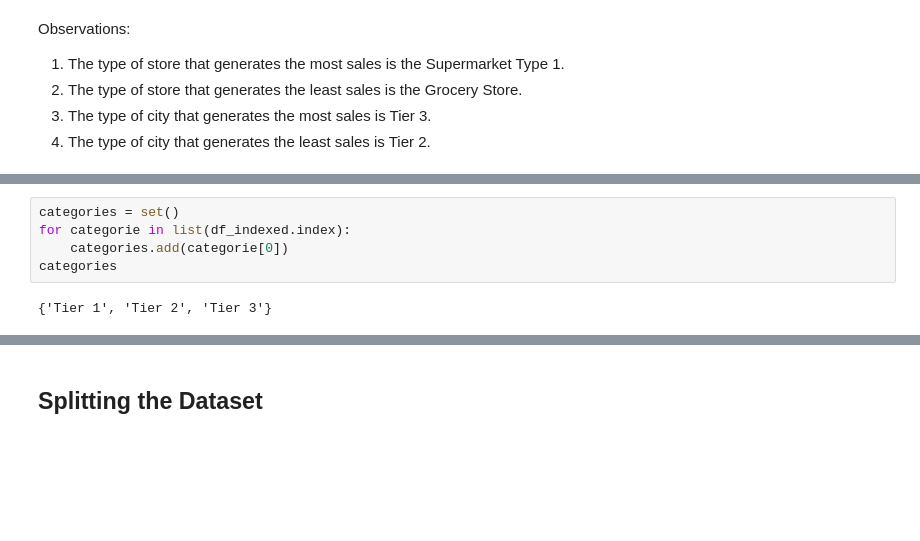
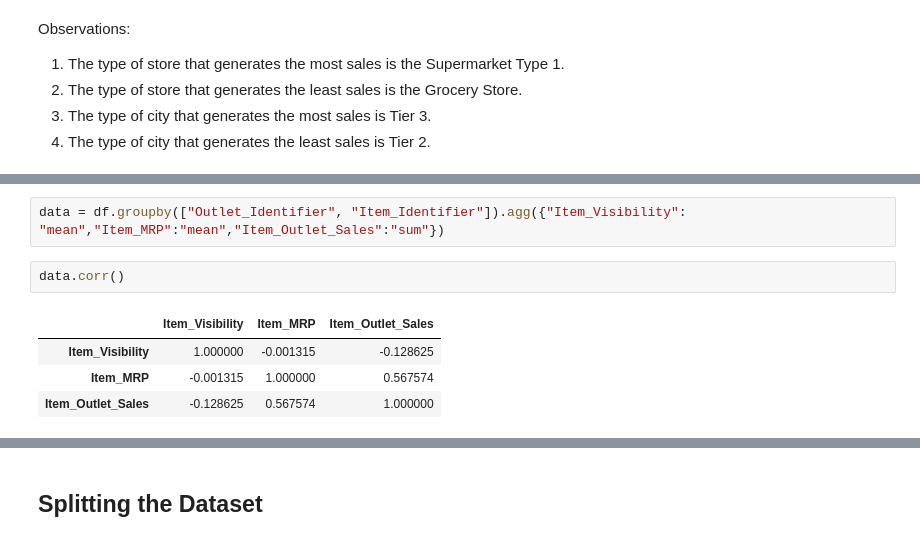
Before and after one commit to YeisonAndreyLiCe/food_sales_prediction, a Jupyter notebook: food_sales_forecast.ipynb, the cells around one changed output, grey strips where cells are left out. Drawn from its saved outputs; the diff is of its cells as text; blank space fills up the shorter version.

```diff
--- a/food_sales_forecast.ipynb
+++ b/food_sales_forecast.ipynb
@@ -646,7 +565,9 @@ sns.heatmap(corr, cmap = "Reds", annot = True)
-# %%
-categories = set()
-for categorie in list(df_indexed.index):
-    categories.add(categorie[0])
-categories
-# %% [output]
-{'Tier 1', 'Tier 2', 'Tier 3'}
+# %%
+data = df.groupby(["Outlet_Identifier", "Item_Identifier"]).agg({"Item_Visibility": "mean","Item_MRP":"mean","Item_Outlet_Sales":"sum"})
+# %%
+data.corr()
+# %% [output]
+|  | Item_Visibility | Item_MRP | Item_Outlet_Sales |
+| Item_Visibility | 1.000000 | -0.001315 | -0.128625 |
+| Item_MRP | -0.001315 | 1.000000 | 0.567574 |
+| Item_Outlet_Sales | -0.128625 | 0.567574 | 1.000000 |
```
Also changed, not shown: parts of 32 cells of this notebook.
